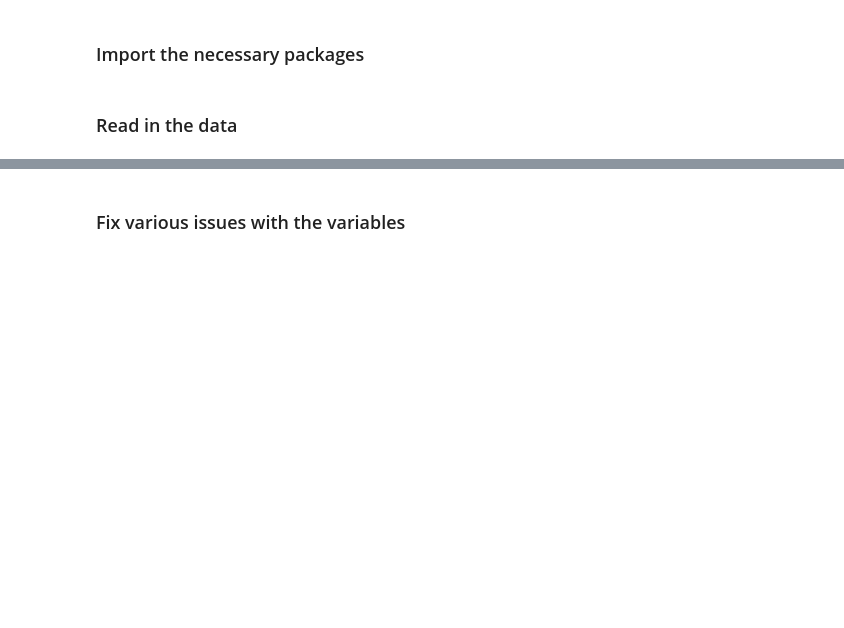
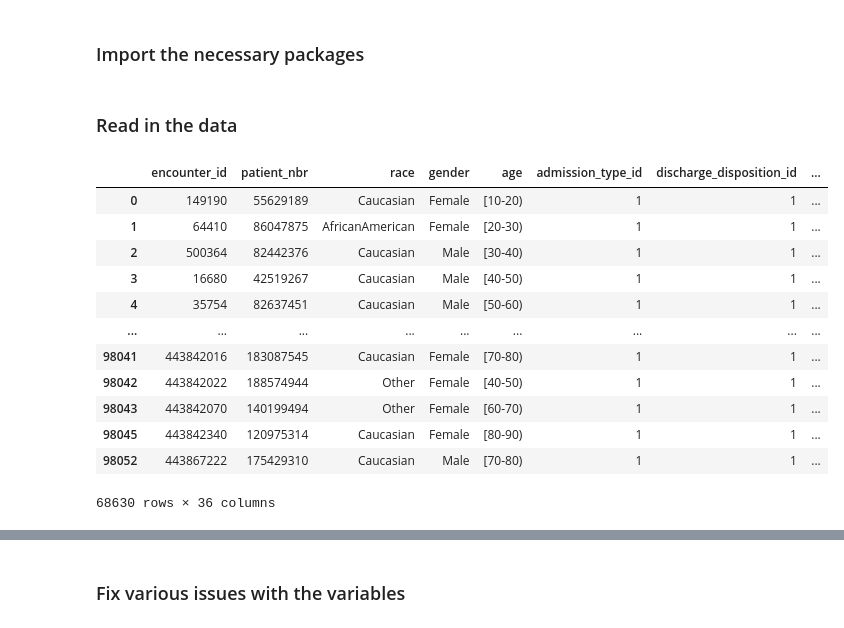
Before and after one commit to acremins1/ML-Final-Project, a Jupyter notebook: Final Project - Feature Engineering.ipynb, the cells around one changed output, grey strips where cells are left out. Cells and saved outputs as stored; diff of their text form; code cells hidden in the pictures; blank space fills up the shorter version.

```diff
--- a/Final Project - Feature Engineering.ipynb
+++ b/Final Project - Feature Engineering.ipynb
@@ -24,4 +24,20 @@ from sklearn.metrics import silhouette_score
 # %% [markdown]
 ### Read in the data
 # %%
-df = pd.read_csv('diabetic_data.csv')
+df = pd.read_csv('preprocessed.csv')
+# %%
+df.drop_duplicates(subset='patient_nbr')
+# %% [output]
+|  | encounter_id | patient_nbr | race | gender | age | admission_type_id | discharge_disposition_id | ... |
+| 0 | 149190 | 55629189 | Caucasian | Female | [10-20) | 1 | 1 | ... |
+| 1 | 64410 | 86047875 | AfricanAmerican | Female | [20-30) | 1 | 1 | ... |
+| 2 | 500364 | 82442376 | Caucasian | Male | [30-40) | 1 | 1 | ... |
+| 3 | 16680 | 42519267 | Caucasian | Male | [40-50) | 1 | 1 | ... |
+| 4 | 35754 | 82637451 | Caucasian | Male | [50-60) | 1 | 1 | ... |
+| ... | ... | ... | ... | ... | ... | ... | ... | ... |
+| 98041 | 443842016 | 183087545 | Caucasian | Female | [70-80) | 1 | 1 | ... |
+| 98042 | 443842022 | 188574944 | Other | Female | [40-50) | 1 | 1 | ... |
+| 98043 | 443842070 | 140199494 | Other | Female | [60-70) | 1 | 1 | ... |
+| 98045 | 443842340 | 120975314 | Caucasian | Female | [80-90) | 1 | 1 | ... |
+| 98052 | 443867222 | 175429310 | Caucasian | Male | [70-80) | 1 | 1 | ... |
+68630 rows × 36 columns
```
Also changed, not shown: parts of 17 cells of this notebook.
